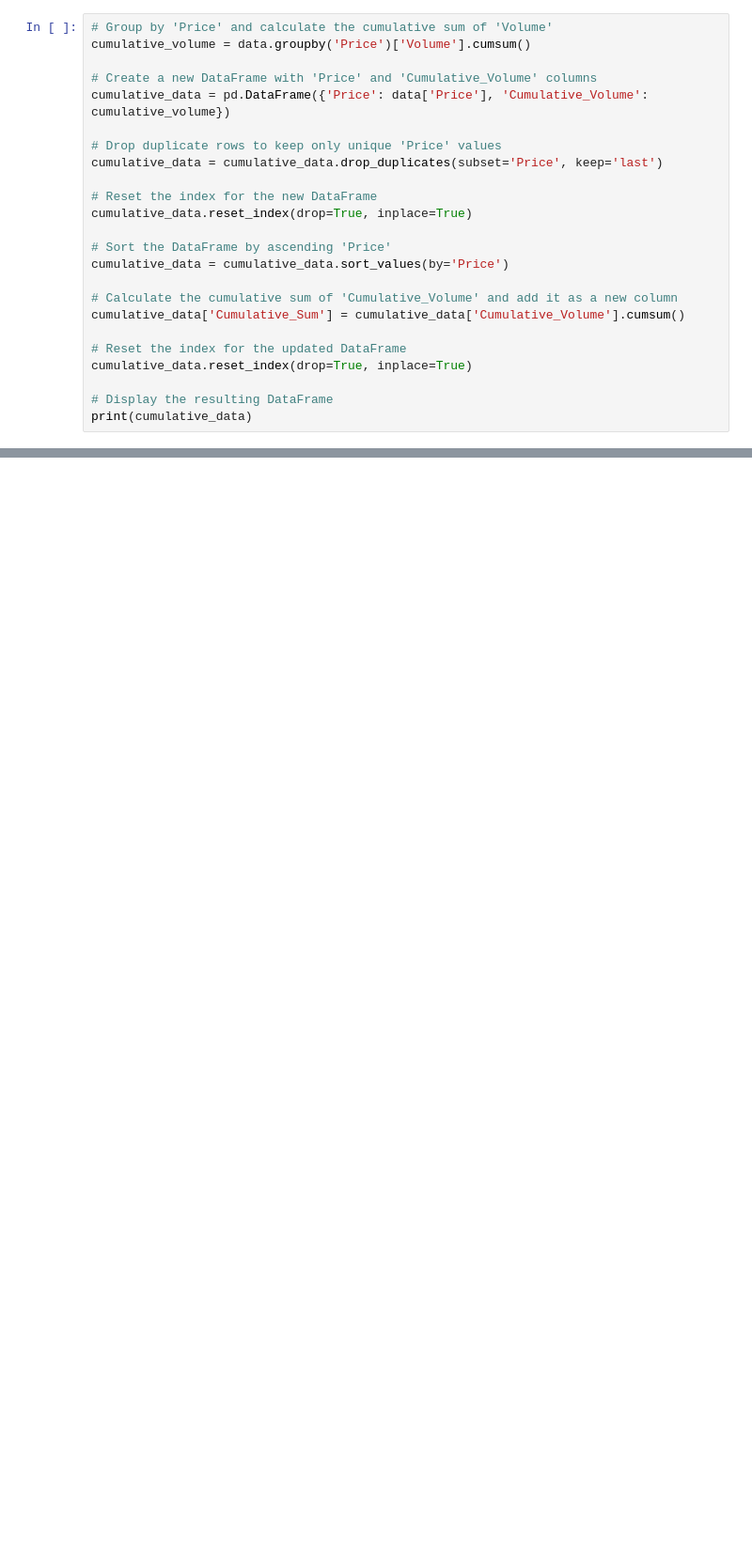
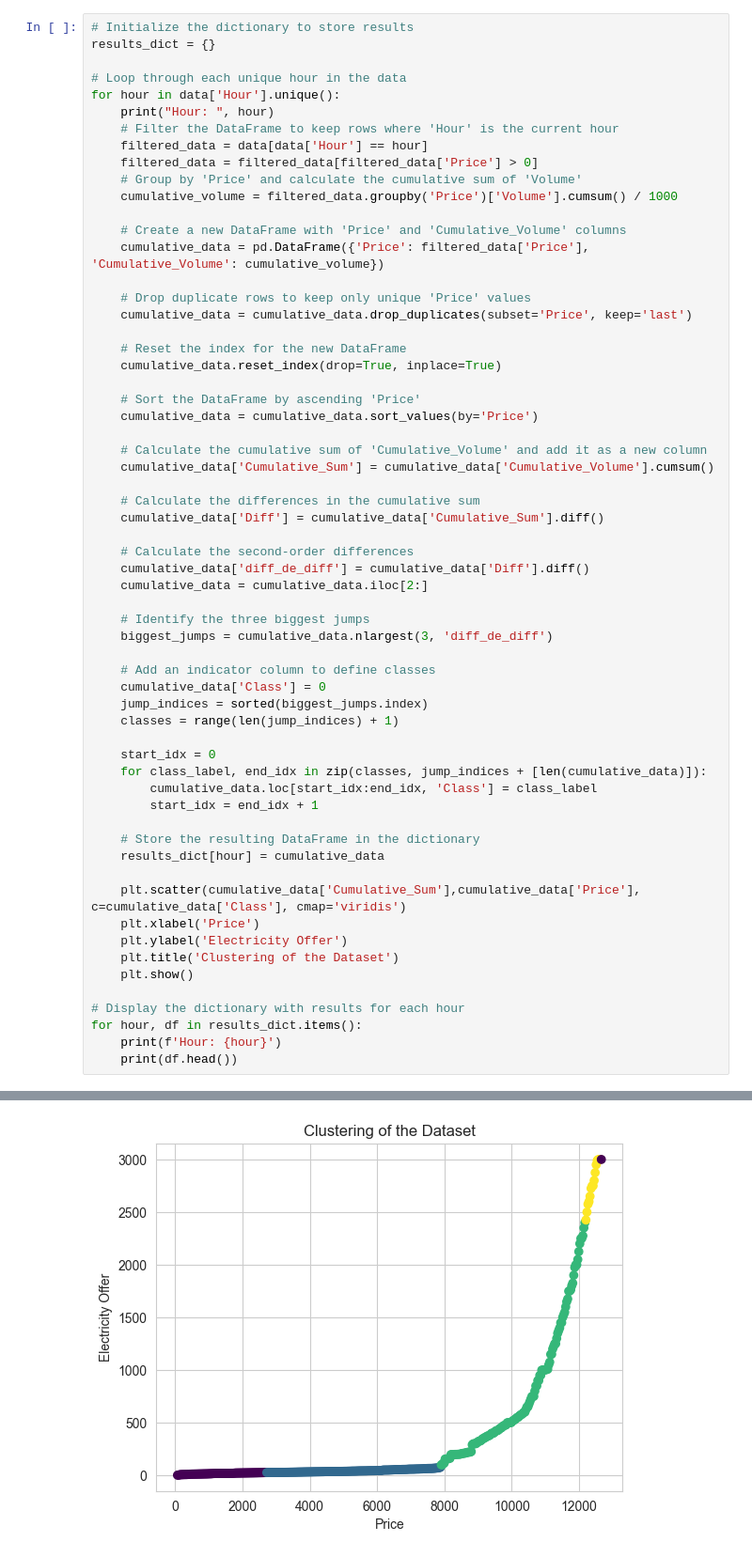
Before and after one commit to aliciabassiere/mfg_elec, a Jupyter notebook: calibration/cost_calibration.ipynb, the cells around one changed output, grey strips where cells are left out. Shown at 94% size. Saved outputs shown, nothing was run; the diff lists cells and outputs as text; blank space fills up the shorter version.

```diff
--- a/calibration/cost_calibration.ipynb
+++ b/calibration/cost_calibration.ipynb
@@ -46,25 +138,62 @@ data
 # %%
-# Group by 'Price' and calculate the cumulative sum of 'Volume'
-cumulative_volume = data.groupby('Price')['Volume'].cumsum()
+# Initialize the dictionary to store results
+results_dict = {}
 
-# Create a new DataFrame with 'Price' and 'Cumulative_Volume' columns
-cumulative_data = pd.DataFrame({'Price': data['Price'], 'Cumulative_Volume': cumulative_volume})
+# Loop through each unique hour in the data
+for hour in data['Hour'].unique():
+    print("Hour: ", hour)
+    # Filter the DataFrame to keep rows where 'Hour' is the current hour
+    filtered_data = data[data['Hour'] == hour]
+    filtered_data = filtered_data[filtered_data['Price'] > 0]
+    # Group by 'Price' and calculate the cumulative sum of 'Volume'
+    cumulative_volume = filtered_data.groupby('Price')['Volume'].cumsum() / 1000
 
-# Drop duplicate rows to keep only unique 'Price' values
-cumulative_data = cumulative_data.drop_duplicates(subset='Price', keep='last')
+    # Create a new DataFrame with 'Price' and 'Cumulative_Volume' columns
+    cumulative_data = pd.DataFrame({'Price': filtered_data['Price'], 'Cumulative_Volume': cumulative_volume})
 
-# Reset the index for the new DataFrame
-cumulative_data.reset_index(drop=True, inplace=True)
+    # Drop duplicate rows to keep only unique 'Price' values
+    cumulative_data = cumulative_data.drop_duplicates(subset='Price', keep='last')
 
-# Sort the DataFrame by ascending 'Price'
-cumulative_data = cumulative_data.sort_values(by='Price')
+    # Reset the index for the new DataFrame
+    cumulative_data.reset_index(drop=True, inplace=True)
 
-# Calculate the cumulative sum of 'Cumulative_Volume' and add it as a new column
-cumulative_data['Cumulative_Sum'] = cumulative_data['Cumulative_Volume'].cumsum()
+    # Sort the DataFrame by ascending 'Price'
+    cumulative_data = cumulative_data.sort_values(by='Price')
 
-# Reset the index for the updated DataFrame
-cumulative_data.reset_index(drop=True, inplace=True)
+    # Calculate the cumulative sum of 'Cumulative_Volume' and add it as a new column
+    cumulative_data['Cumulative_Sum'] = cumulative_data['Cumulative_Volume'].cumsum()
 
-# Display the resulting DataFrame
-print(cumulative_data)
+    # Calculate the differences in the cumulative sum
+    cumulative_data['Diff'] = cumulative_data['Cumulative_Sum'].diff()
+
+    # Calculate the second-order differences
+    cumulative_data['diff_de_diff'] = cumulative_data['Diff'].diff()
+    cumulative_data = cumulative_data.iloc[2:]
+
+    # Identify the three biggest jumps
+    biggest_jumps = cumulative_data.nlargest(3, 'diff_de_diff')
+
+    # Add an indicator column to define classes
+    cumulative_data['Class'] = 0
+    jump_indices = sorted(biggest_jumps.index)
+    classes = range(len(jump_indices) + 1)
+
+    start_idx = 0
+    for class_label, end_idx in zip(classes, jump_indices + [len(cumulative_data)]):
+        cumulative_data.loc[start_idx:end_idx, 'Class'] = class_label
+        start_idx = end_idx + 1
+
+    # Store the resulting DataFrame in the dictionary
+    results_dict[hour] = cumulative_data
+
+    plt.scatter(cumulative_data['Cumulative_Sum'],cumulative_data['Price'], c=cumulative_data['Class'], cmap='viridis')
+    plt.xlabel('Price')
+    plt.ylabel('Electricity Offer')
+    plt.title('Clustering of the Dataset')
+    plt.show()
+
+# Display the dictionary with results for each hour
+for hour, df in results_dict.items():
+    print(f'Hour: {hour}')
+    print(df.head())
 # %% [output]
@@ -84,0 +201 @@ print(cumulative_data)
+[figure, added]
```
Also changed, not shown: parts of 15 cells of this notebook, 26 other files.
